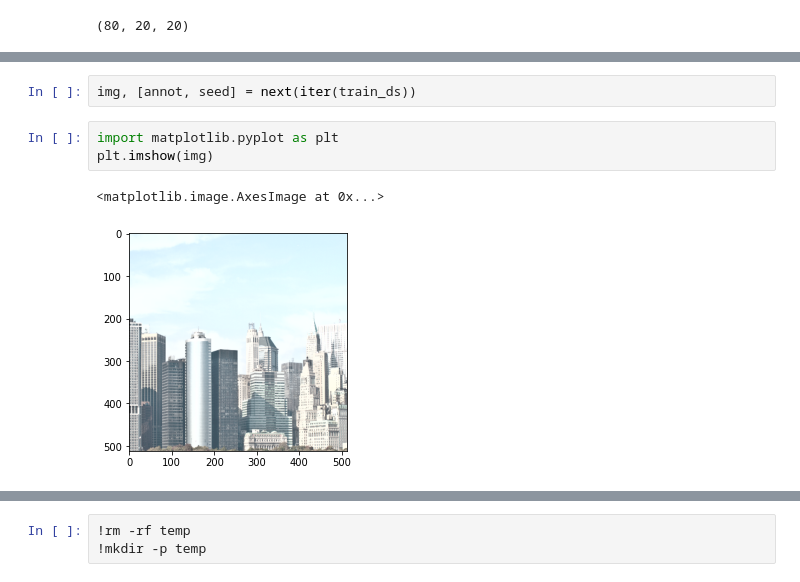
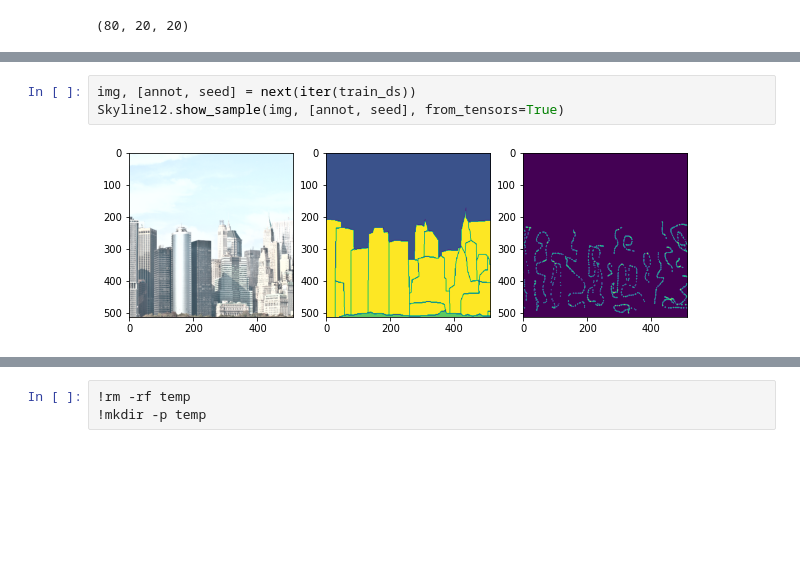
Before and after one commit to vassiliskrikonis/improving-segmentation-with-evidence-transfer, a Jupyter notebook: Evidence Transfer example.ipynb, the cells around one changed output, grey strips where cells are left out. Drawn from its saved outputs; the diff is of its cells as text; blank space fills up the shorter version.

Commit message:
Add util to plot skyline12 sample

```diff
--- a/Evidence Transfer example.ipynb
+++ b/Evidence Transfer example.ipynb
@@ -71,9 +70,6 @@ validation_ds = tf.data.Dataset.from_generator(
 ).map(split_outputs)
 # %%
 img, [annot, seed] = next(iter(train_ds))
+Skyline12.show_sample(img, [annot, seed], from_tensors=True)
+# %% [output]
+[figure, added]
-# %%
-import matplotlib.pyplot as plt
-plt.imshow(img)
-# %% [output]
-<matplotlib.image.AxesImage at 0x...>
-[figure, removed]
```
Also changed, not shown: parts of 13 cells of this notebook, 1 other file.
